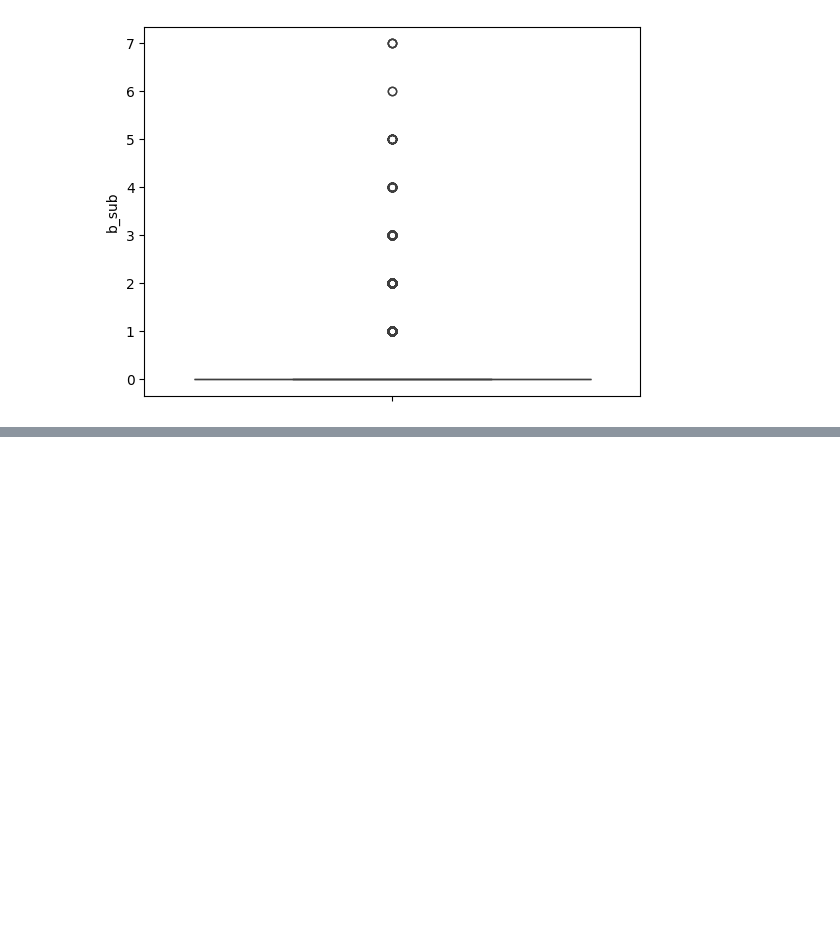
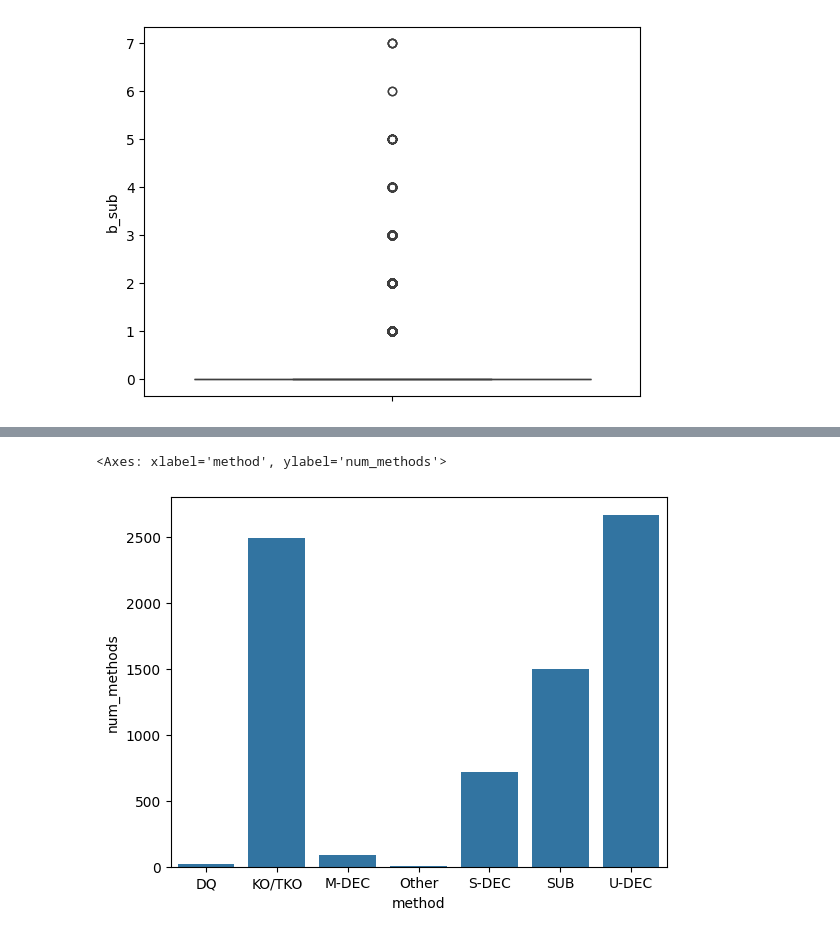
Before and after one commit to kaushalsingh01/UFC-Performance-Metrics-Analysis, a Jupyter notebook: Notebooks/ufc_eda.ipynb, the cells around one changed output, grey strips where cells are left out. Cells and saved outputs as stored; diff of their text form; code cells hidden in the pictures; blank space fills up the shorter version.

```diff
--- a/Notebooks/ufc_eda.ipynb
+++ b/Notebooks/ufc_eda.ipynb
@@ -550,0 +557,3 @@ event_detail_data.to_csv('../Datasets/cleaned_event_data.csv')
+# %%
+cl_event_df = pd.read_csv('../Datasets/cleaned_event_data.csv')
+cl_event_df['event'].nunique()
@@ -550,0 +603,4 @@ event_detail_data.to_csv('../Datasets/cleaned_event_data.csv')
+# %%
+#Finding out number decisions per method
+decision_count = cl_event_df.groupby('method').size().reset_index(name='num_methods')
+decision_count
@@ -550,0 +616,5 @@ event_detail_data.to_csv('../Datasets/cleaned_event_data.csv')
+# %%
+sns.barplot(x=decision_count['method'],y=decision_count['num_methods'])
+# %% [output]
+<Axes: xlabel='method', ylabel='num_methods'>
+[figure, added]
```
Also changed, not shown: parts of 15 cells of this notebook.
